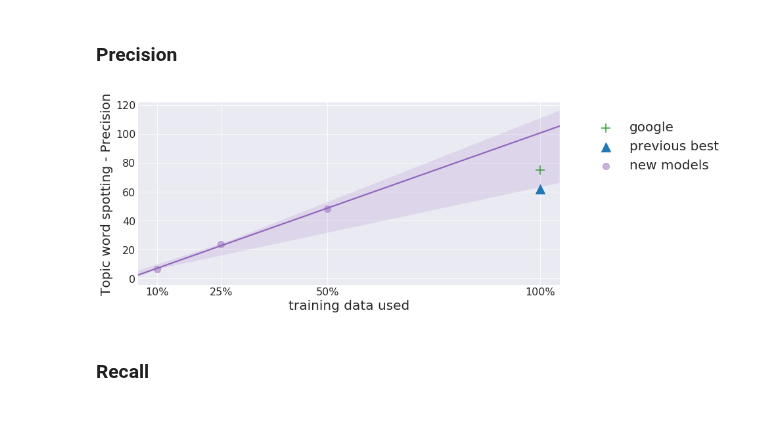
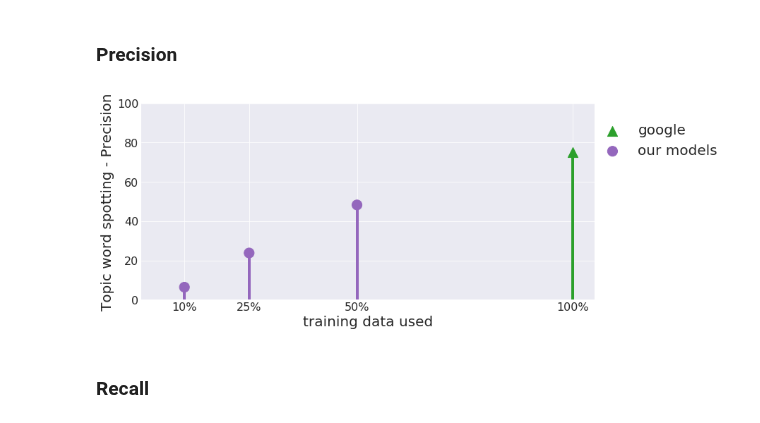
Before and after one commit to 0xSameer/speech2text, a Jupyter notebook: results.ipynb, the cells around one changed output. Saved outputs shown, nothing was run; the diff lists cells and outputs as text; code cells hidden in the pictures.

```diff
--- a/results.ipynb
+++ b/results.ipynb
@@ -138,38 +156,10 @@ topics_prec_y = np.array([6.38, 23.8, 48.28])
 topics_prec_x = np.array([10, 25, 50])
 topics_old_prec_y = [61.7]
 topics_google_prec_y = [75]
-# %%
-fig, ax = plt.subplots(figsize=(10,5),nrows=1, ncols=1, sharey=True)
-sns.set_style("darkgrid")
-
-x_scale = np.array([10, 25, 50, 100])
-x_labels = ["{0:d}%".format(i) for i in x_scale]
-
-bar_colors = [tableau20[0]]*6
-
-ax.scatter(x=[100], y=topics_google_prec_y, s=200, marker='+' , label="google", c=tableau20[4])
-ax.scatter(x=[100], y=topics_old_prec_y, s=200, marker='^' , label="previous best", c=tableau20[0])
-ax = sns.regplot(x=topics_prec_x, y=topics_prec_y, ax=ax,
-                 scatter_kws={"alpha":.5, 's':100},
-                 color=tableau20[8], fit_reg=True,
-                label="new models")
-
-plt.xticks(x_scale, x_labels, rotation=0)
-ax.set_xlabel('training data used', size=20)
-ax.set_ylabel('Topic word spotting - Precision', size=20)
-for i in ax.get_xticklabels()+ax.get_yticklabels():
-    i.set_fontsize(16)
-
-plt.yticks(fontsize=16, rotation=0)
-
-sns.despine(left=True, bottom=True)
-
-plt.legend(bbox_to_anchor=(1.05, 0.96), framealpha=0, fontsize=20)
-
-fig.tight_layout()
-fig.savefig(filename="topics_precision.png", dpi=300)
-# %% [output]
-[figure, removed]
+# %%
+-
+# %% [output]
+[figure, added]
 # %% [markdown]
 ### Recall
 # %%
```
Also changed, not shown: parts of 3 cells of this notebook, 3 other files.
